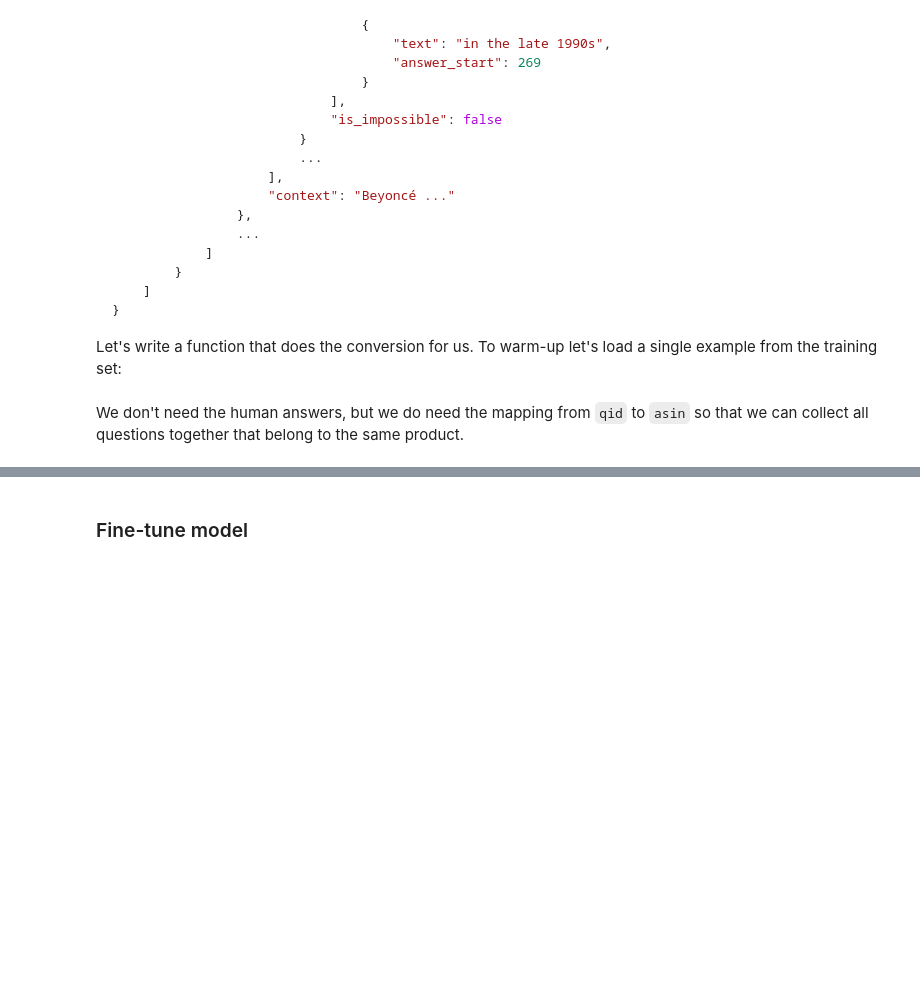
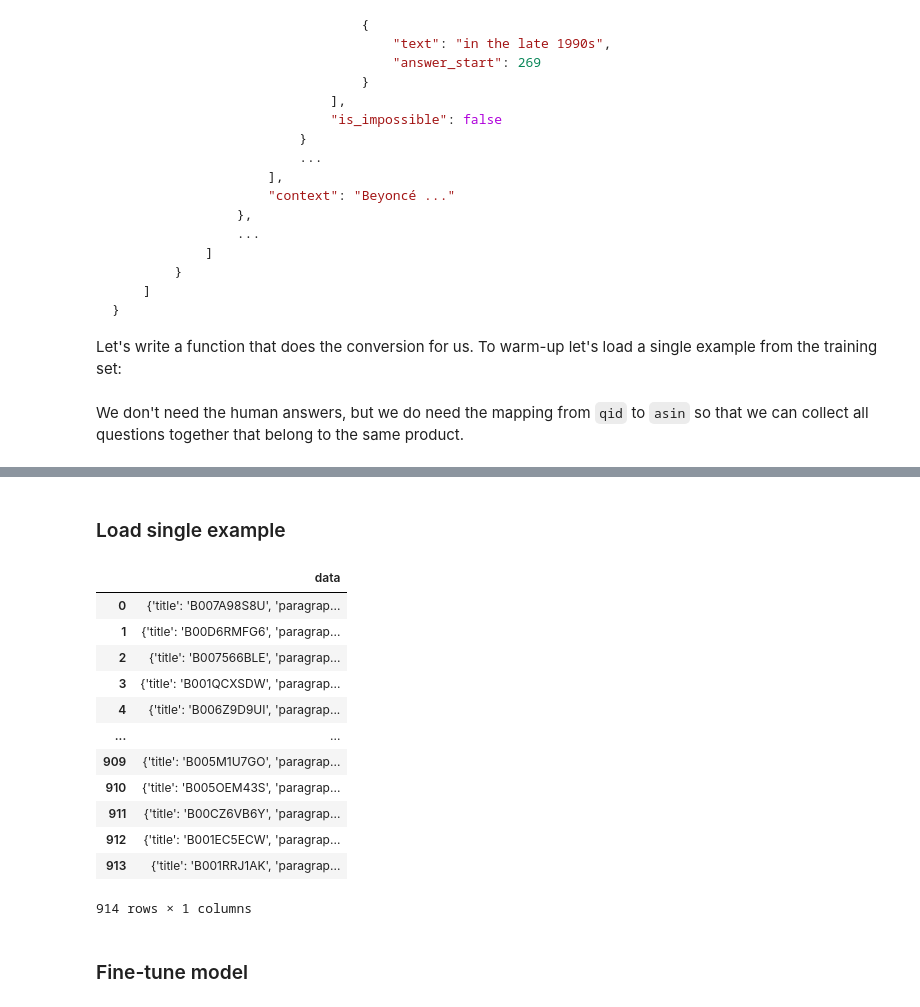
Before and after one commit to lewtun/transformerlab, a Jupyter notebook: experiments.haystack-demo.ipynb, the cells around one changed output, grey strips where cells are left out. Drawn from its saved outputs; the diff is of its cells as text; code cells hidden in the pictures; blank space fills up the shorter version.

```diff
--- a/experiments.haystack-demo.ipynb
+++ b/experiments.haystack-demo.ipynb
@@ -541,6 +561,26 @@ def convert_to_squad_format(input_file: Path, output_file: Path, category: str =
 convert_to_squad_format(data/'train-qar_squad.jsonl', data/'train-qar_squad-music.json')
 # %%
 convert_to_squad_format(data/'val-qar_squad.jsonl', data/'val-qar_squad-music.json')
+# %% [markdown]
+### Load single example
+# %%
+val_df = pd.read_json(data/'val-qar_squad-music.json')
+# %%
+val_df
+# %% [output]
+|  | data |
+| 0 | {'title': 'B007A98S8U', 'paragrap... |
+| 1 | {'title': 'B00D6RMFG6', 'paragrap... |
+| 2 | {'title': 'B007566BLE', 'paragrap... |
+| 3 | {'title': 'B001QCXSDW', 'paragrap... |
+| 4 | {'title': 'B006Z9D9UI', 'paragrap... |
+| ... | ... |
+| 909 | {'title': 'B005M1U7GO', 'paragrap... |
+| 910 | {'title': 'B005OEM43S', 'paragrap... |
+| 911 | {'title': 'B00CZ6VB6Y', 'paragrap... |
+| 912 | {'title': 'B001EC5ECW', 'paragrap... |
+| 913 | {'title': 'B001RRJ1AK', 'paragrap... |
+914 rows × 1 columns
 # %% [markdown]
 ### Fine-tune model
 # %% [markdown]
```
Also changed, not shown: parts of 14 cells of this notebook.
